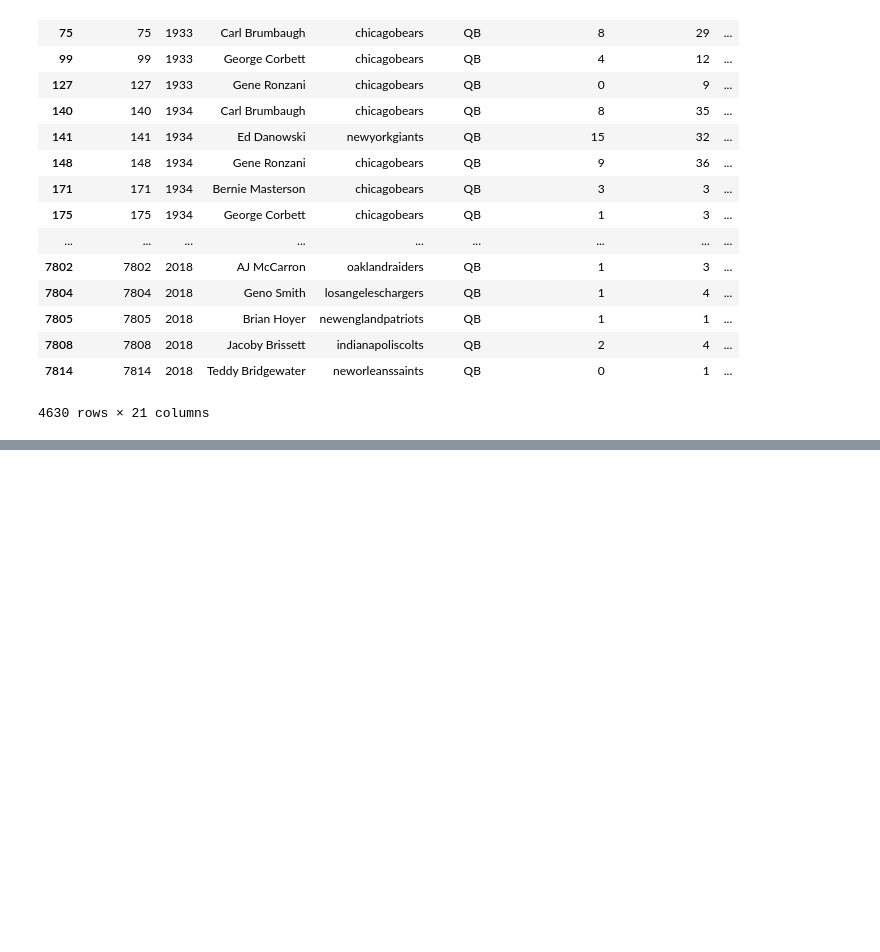
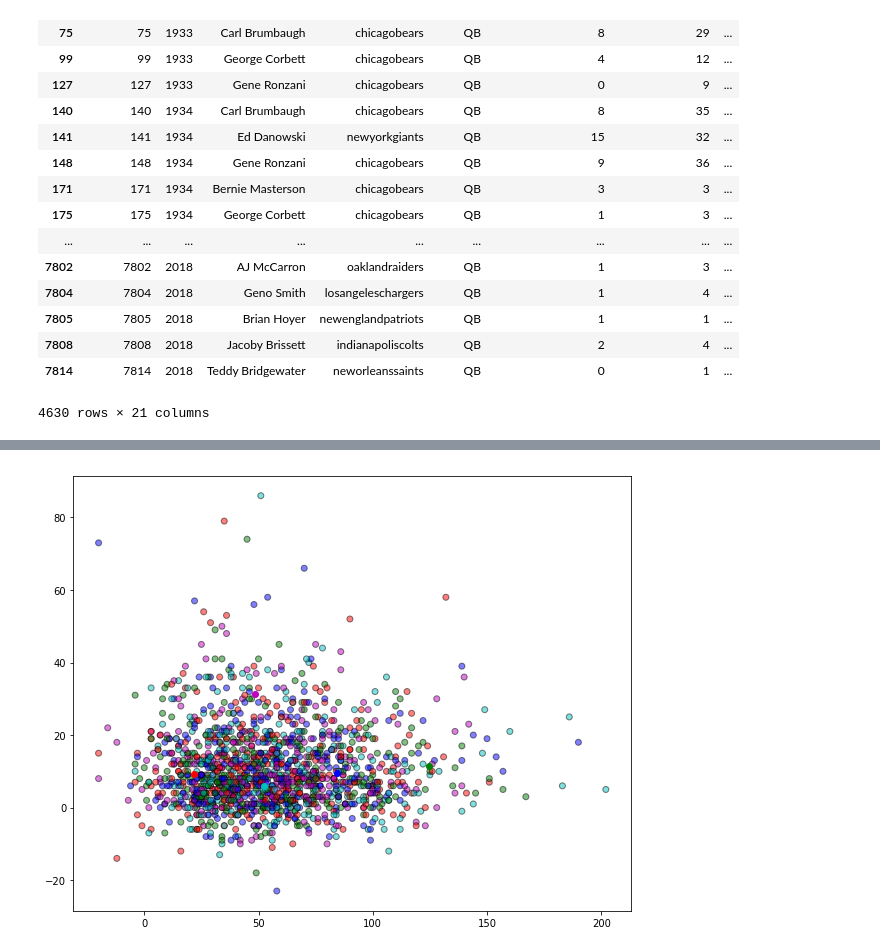
Before and after one commit to pmhoward96/DataAnalyticsProject, a Jupyter notebook: Stats Workbook.ipynb, the cells around one changed output, grey strips where cells are left out. Drawn from its saved outputs; the diff is of its cells as text; code cells hidden in the pictures; blank space fills up the shorter version.

```diff
--- a/Stats Workbook.ipynb
+++ b/Stats Workbook.ipynb
@@ -337,0 +384,13 @@ DataError: No numeric types to aggregate
+# %%
+labels = kmeans.predict(clusterdf)
+labels
+centroids = kmeans.cluster_centers_
+centroids
+fig = plt.figure(figsize = (10, 8))
+#colors = ['g','r','c','b','m']
+plt.scatter(clusterdf['x'], clusterdf['y'], color = colors, alpha = 0.5, edgecolor = 'k')
+for idx, centroid in enumerate(centroids):
+    plt.scatter(*centroid, color=colmap[idx+1])
+plt.show()
+# %% [output]
+[figure, added]
```
Also changed, not shown: parts of 37 cells of this notebook, 14 other files.
